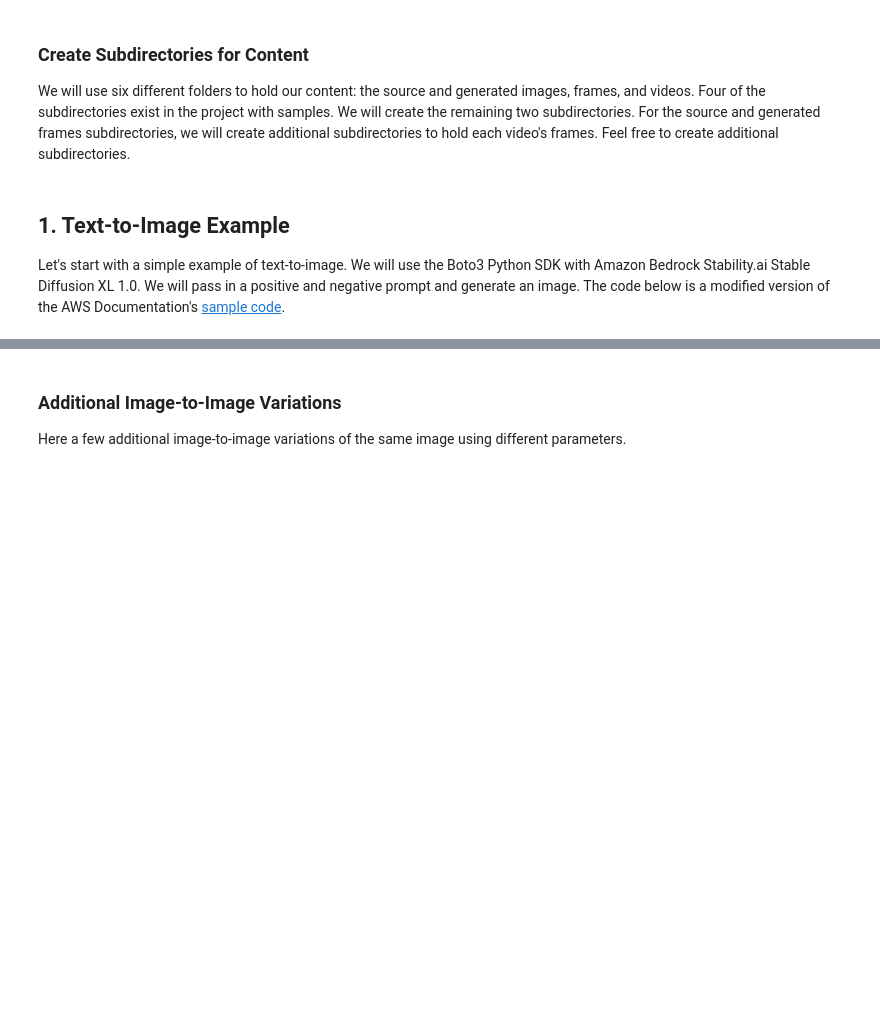
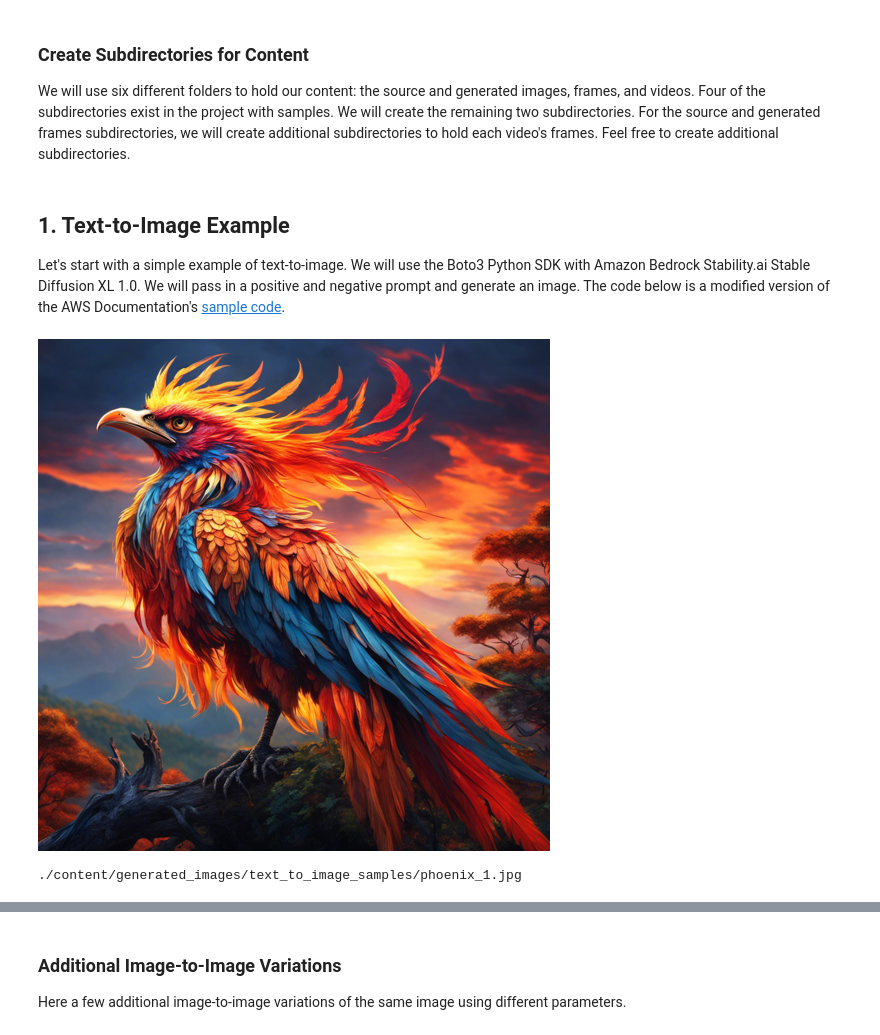
Before and after one commit to garystafford/amazon-bedrock-animation-demo, a Jupyter notebook: bedrock_image_generation_demo.ipynb, the cells around one changed output, grey strips where cells are left out. Cells and saved outputs as stored; diff of their text form; code cells hidden in the pictures; blank space fills up the shorter version.

```diff
--- a/bedrock_image_generation_demo.ipynb
+++ b/bedrock_image_generation_demo.ipynb
@@ -278,13 +285,16 @@ if __name__ == "__main__":
 # %%
 # Example generated image
 
 from PIL import Image
 from IPython.display import display
 
-SOURCE_IMAGE = "./content/generated_images/text_to_image_samples/phoenix_1.jpg"
+SOURCE_IMAGE = f"{GENERATED_IMAGES}/text_to_image_samples/phoenix_1.jpg"
 source_image = Image.open(SOURCE_IMAGE).resize((512, 512))
 display(source_image)
 print(SOURCE_IMAGE)
+# %% [output]
+[figure, added]
+./content/generated_images/text_to_image_samples/phoenix_1.jpg
 # %%
 # Image: African Lilac-breasted roller
 # Image source: https://unsplash.com/photos/blue-and-brown-bird-facing-sideways-aXe4Ufe3IV4
```
Also changed, not shown: parts of 10 cells of this notebook.
